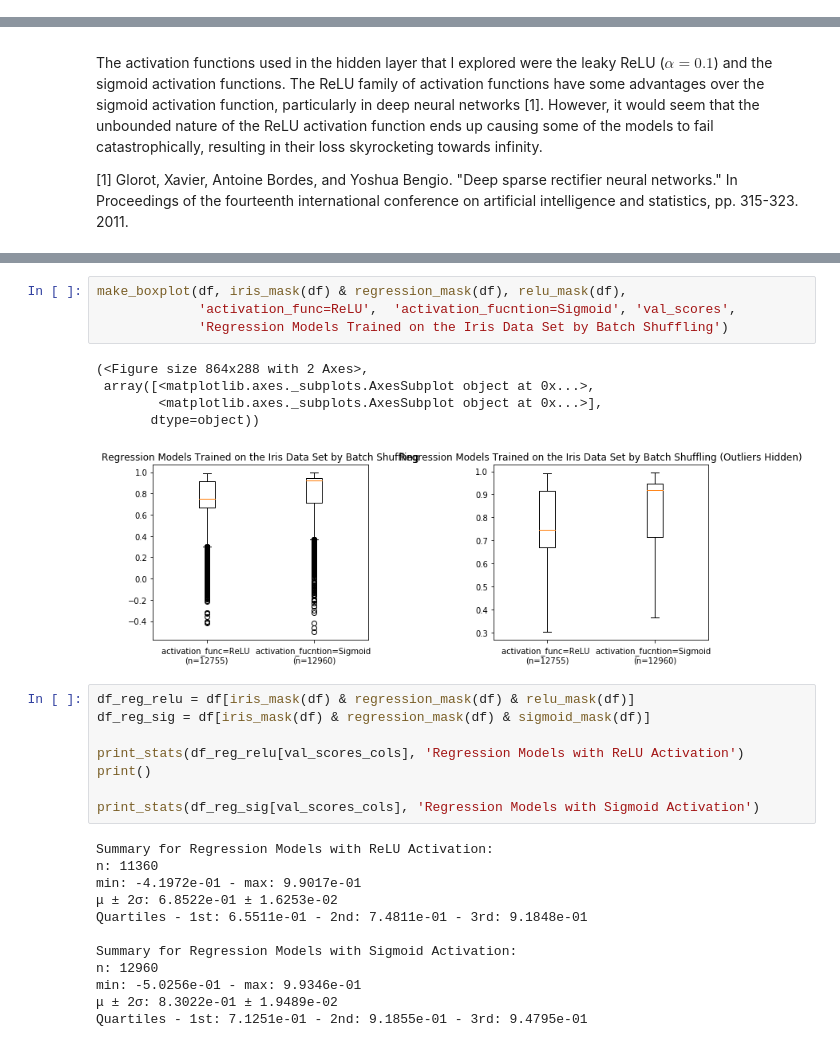
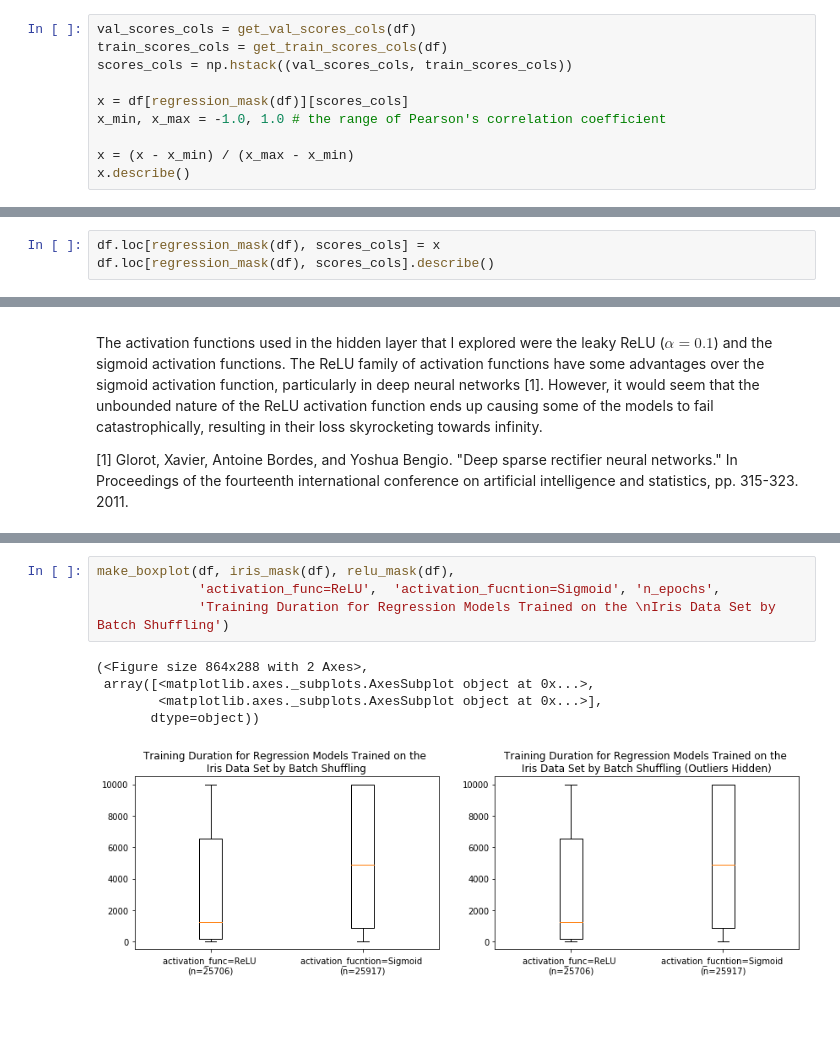
Before and after one commit to AnthonyDickson/Neural-Networks, a Jupyter notebook: notebooks/Analysis of Iris Dataset Results.ipynb, the cells around one changed output, grey strips where cells are left out. Drawn from its saved outputs; the diff is of its cells as text; blank space fills up the shorter version.

```diff
--- a/notebooks/Analysis of Iris Dataset Results.ipynb
+++ b/notebooks/Analysis of Iris Dataset Results.ipynb
@@ -84,0 +83,10 @@ First thing that you may notice is that all of the best regression models are us
+# %%
+val_scores_cols = get_val_scores_cols(df)
+train_scores_cols = get_train_scores_cols(df)
+scores_cols = np.hstack((val_scores_cols, train_scores_cols))
+
+x = df[regression_mask(df)][scores_cols]
+x_min, x_max = -1.0, 1.0 # the range of Pearson's correlation coefficient
+
+x = (x - x_min) / (x_max - x_min)
+x.describe()
@@ -84,0 +104,3 @@ First thing that you may notice is that all of the best regression models are us
+# %%
+df.loc[regression_mask(df), scores_cols] = x
+df.loc[regression_mask(df), scores_cols].describe()
@@ -360,30 +530,10 @@ The results between regression and classification tasks (the distinction is impo
 # %%
-make_boxplot(df, iris_mask(df) & regression_mask(df), relu_mask(df),
-             'activation_func=ReLU',  'activation_fucntion=Sigmoid', 'val_scores',
-             'Regression Models Trained on the Iris Data Set by Batch Shuffling')
+make_boxplot(df, iris_mask(df), relu_mask(df),
+             'activation_func=ReLU',  'activation_fucntion=Sigmoid', 'n_epochs',
+             'Training Duration for Regression Models Trained on the \nIris Data Set by Batch Shuffling')
 # %% [output]
 (<Figure size 864x288 with 2 Axes>,
  array([<matplotlib.axes._subplots.AxesSubplot object at 0x...>,
         <matplotlib.axes._subplots.AxesSubplot object at 0x...>],
        dtype=object))
-[figure, old version]
+[figure, new version]
-# %%
-df_reg_relu = df[iris_mask(df) & regression_mask(df) & relu_mask(df)]
-df_reg_sig = df[iris_mask(df) & regression_mask(df) & sigmoid_mask(df)]
-
-print_stats(df_reg_relu[val_scores_cols], 'Regression Models with ReLU Activation')
-print()
-
-print_stats(df_reg_sig[val_scores_cols], 'Regression Models with Sigmoid Activation')
-# %% [output]
-Summary for Regression Models with ReLU Activation:
-n: 11360
-min: -4.1972e-01 - max: 9.9017e-01
-μ ± 2σ: 6.8522e-01 ± 1.6253e-02
-Quartiles - 1st: 6.5511e-01 - 2nd: 7.4811e-01 - 3rd: 9.1848e-01
-
-Summary for Regression Models with Sigmoid Activation:
-n: 12960
-min: -5.0256e-01 - max: 9.9346e-01
-μ ± 2σ: 8.3022e-01 ± 1.9489e-02
-Quartiles - 1st: 7.1251e-01 - 2nd: 9.1855e-01 - 3rd: 9.4795e-01
```
Also changed, not shown: parts of 61 cells of this notebook, 4 other files.
